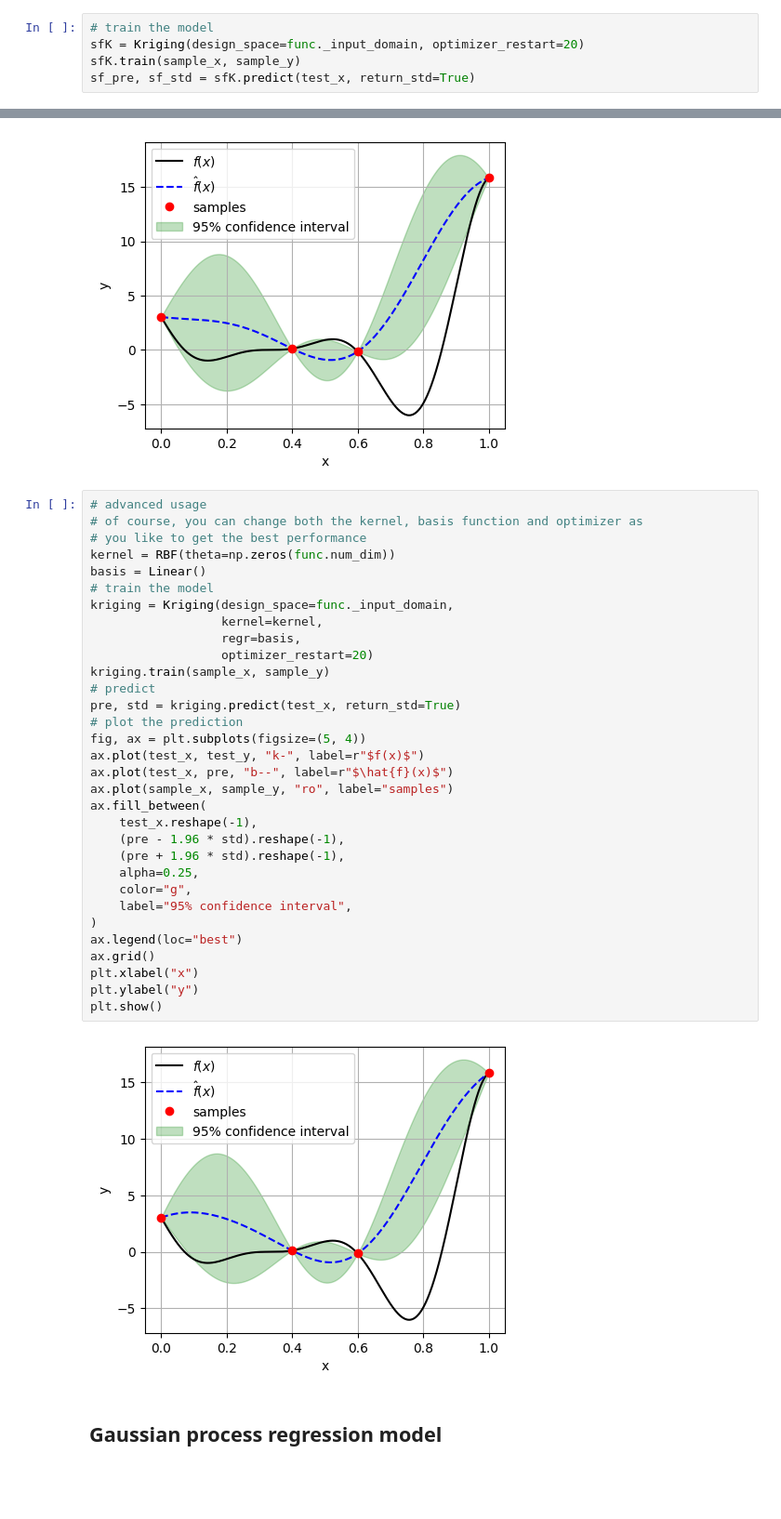
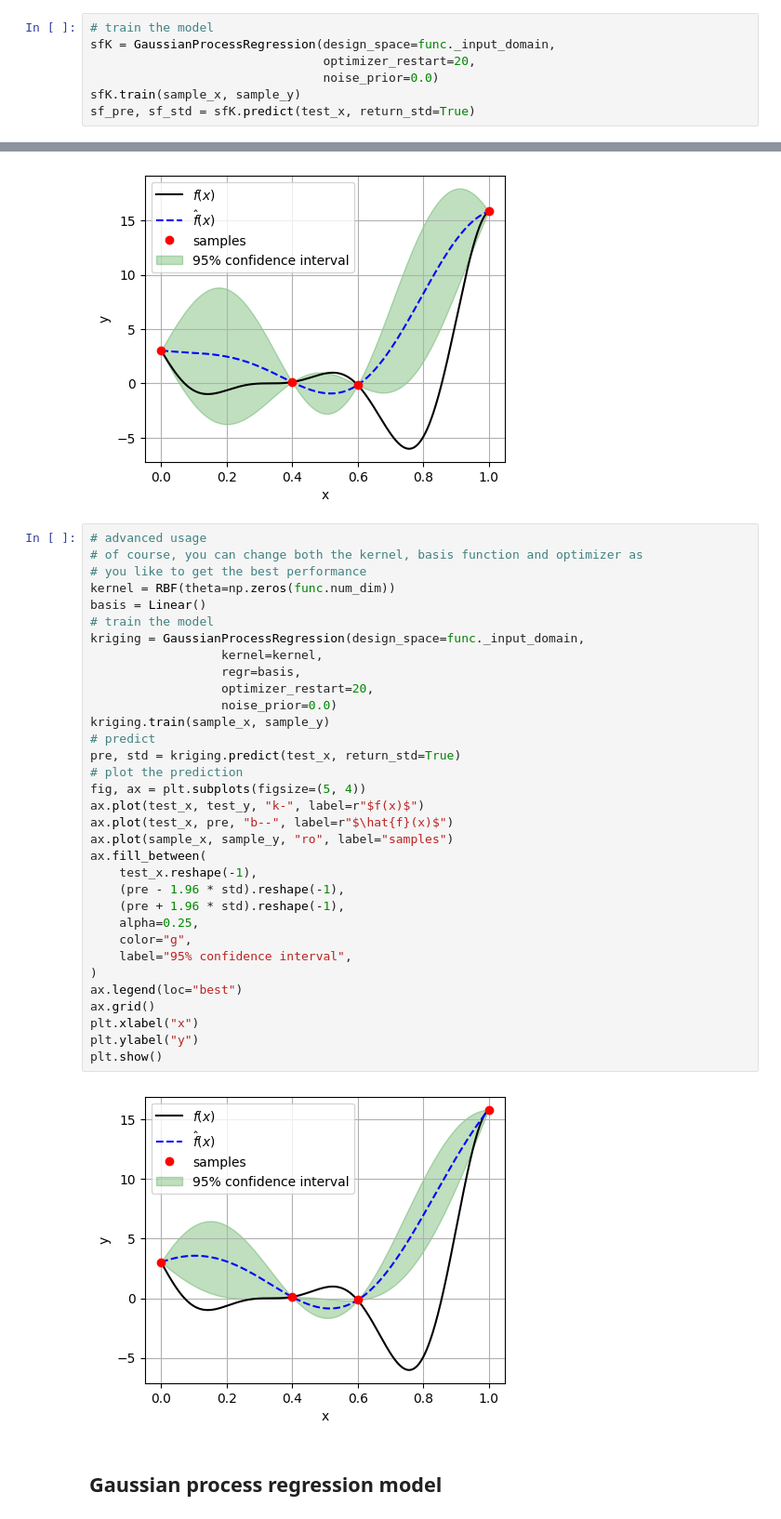
Before and after one commit to JiaxiangYi96/mfpml, a Jupyter notebook: tutorials/gaussian_process_regression.ipynb, the cells around one changed output, grey strips where cells are left out. Shown at 93% size. Cells and saved outputs as stored; diff of their text form; blank space fills up the shorter version.

Commit message:
make it use for noise cases

```diff
--- a/tutorials/gaussian_process_regression.ipynb
+++ b/tutorials/gaussian_process_regression.ipynb
@@ -30,7 +29,9 @@ sample_y = func.f(sample_x)
 test_y = func.f(test_x)
 # %%
 # train the model
-sfK = Kriging(design_space=func._input_domain, optimizer_restart=20)
+sfK = GaussianProcessRegression(design_space=func._input_domain,
+                                optimizer_restart=20,
+                                noise_prior=0.0)
 sfK.train(sample_x, sample_y)
 sf_pre, sf_std = sfK.predict(test_x, return_std=True)
 # %%
@@ -91,36 +92,37 @@ plt.show()
 # advanced usage
 # of course, you can change both the kernel, basis function and optimizer as
 # you like to get the best performance
 kernel = RBF(theta=np.zeros(func.num_dim))
 basis = Linear()
 # train the model
-kriging = Kriging(design_space=func._input_domain,
+kriging = GaussianProcessRegression(design_space=func._input_domain,
                   kernel=kernel,
                   regr=basis,
-                  optimizer_restart=20)
+                  optimizer_restart=20,
+                  noise_prior=0.0)
 kriging.train(sample_x, sample_y)
 # predict
 pre, std = kriging.predict(test_x, return_std=True)
 # plot the prediction
 fig, ax = plt.subplots(figsize=(5, 4))
 ax.plot(test_x, test_y, "k-", label=r"$f(x)$")
 ax.plot(test_x, pre, "b--", label=r"$\hat{f}(x)$")
 ax.plot(sample_x, sample_y, "ro", label="samples")
 ax.fill_between(
     test_x.reshape(-1),
     (pre - 1.96 * std).reshape(-1),
     (pre + 1.96 * std).reshape(-1),
     alpha=0.25,
     color="g",
     label="95% confidence interval",
 )
 ax.legend(loc="best")
 ax.grid()
 plt.xlabel("x")
 plt.ylabel("y")
 plt.show()
 # %% [output]
-[figure, old version]
+[figure, new version]
 # %% [markdown]
 ## Gaussian process regression model
 # %%
```
Also changed, not shown: parts of 7 cells of this notebook, 12 other files.
